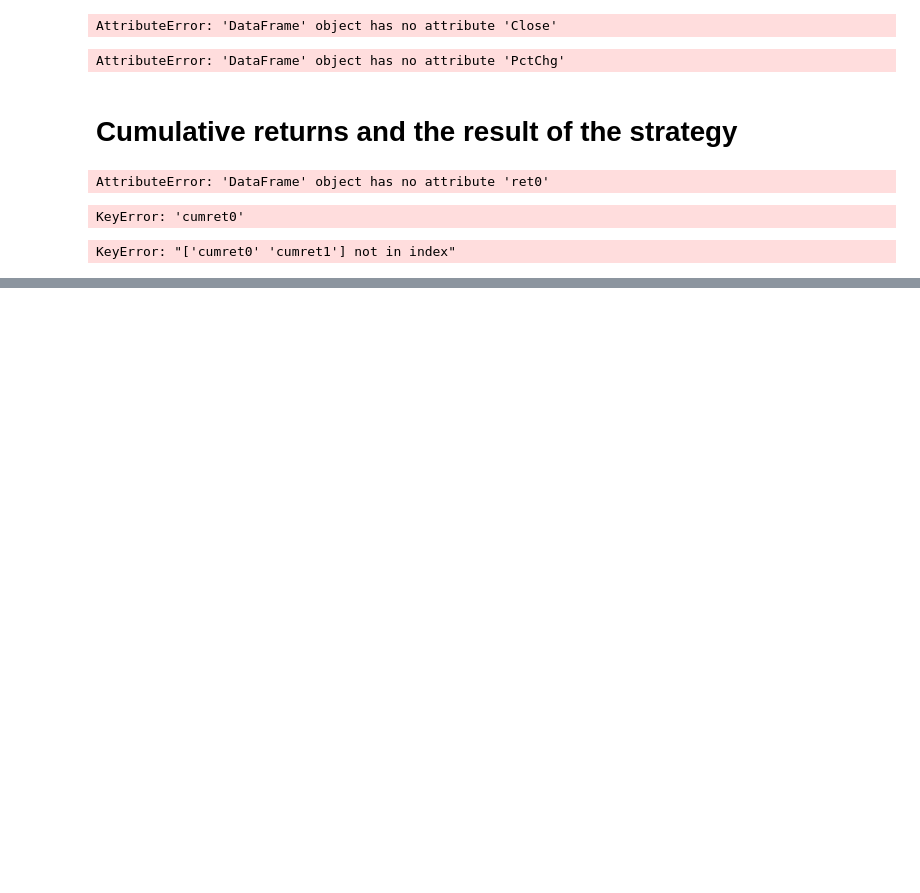
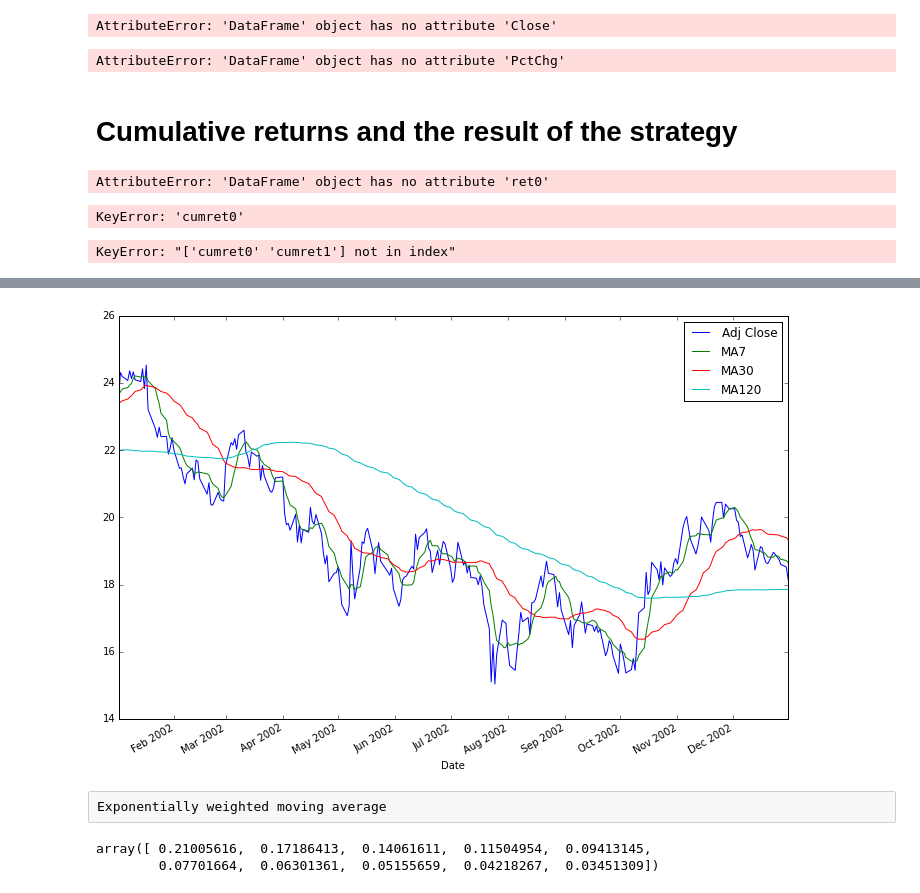
Before and after one commit to quantumn/my-financial-world, a Jupyter notebook: Explore Financial Market/mastering pandas.ipynb, the cells around one changed output, grey strips where cells are left out. Saved outputs shown, nothing was run; the diff lists cells and outputs as text; code cells hidden in the pictures; blank space fills up the shorter version.

```diff
--- a/Explore Financial Market/mastering pandas.ipynb
+++ b/Explore Financial Market/mastering pandas.ipynb
@@ -867,0 +913,16 @@ KeyError: "['cumret0' 'cumret1'] not in index"
+# %%
+msft['2002'][['Adj Close', 'MA7','MA30', 'MA120']].plot(figsize=(12,8));
+# %% [output]
+[figure, added]
+# %% [raw]
+Exponentially weighted moving average
+# %%
+periods = 10
+alpha = 2.0/(periods +1)
+factors = (1-alpha) ** np.arange(1, 11)
+sum_factors = factors.sum()
+weights = factors/sum_factors
+weights
+# %% [output]
+array([ 0.21005616,  0.17186413,  0.14061611,  0.11504954,  0.09413145,
+        0.07701664,  0.06301361,  0.05155659,  0.04218267,  0.03451309])
```
Also changed, not shown: parts of 33 cells of this notebook.
